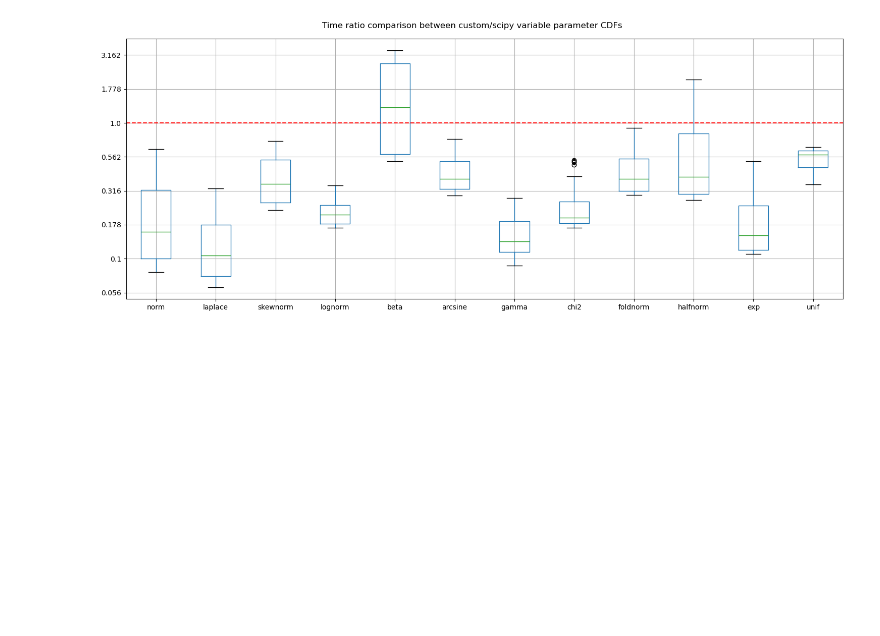
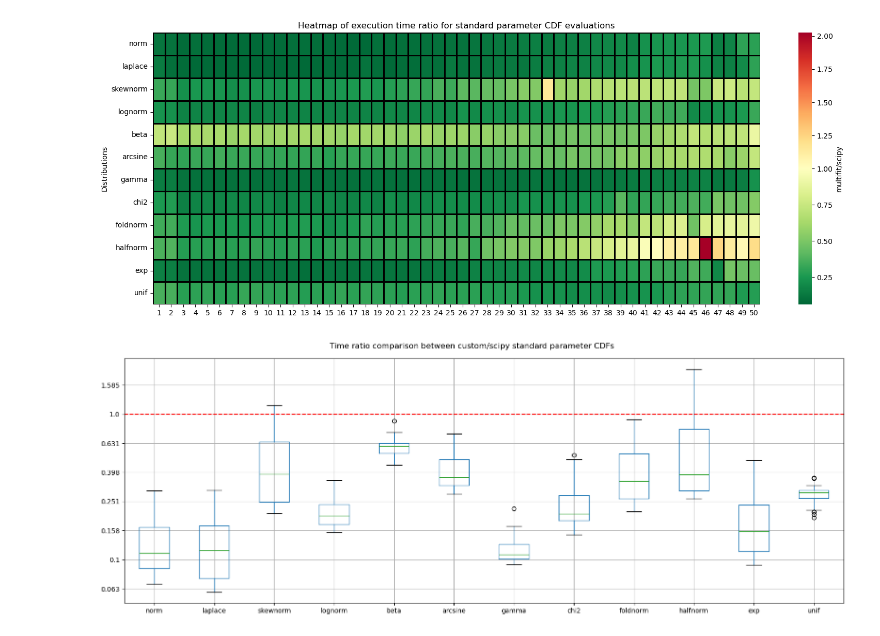
Before and after one commit to syedalimohsinbukhari/pyMultiFit, a Jupyter notebook: benchmarks/summary.ipynb, the cells around one changed output. Saved outputs shown, nothing was run; the diff lists cells and outputs as text; code cells hidden in the pictures; blank space fills up the shorter version.

```diff
--- a/benchmarks/summary.ipynb
+++ b/benchmarks/summary.ipynb
@@ -31,7 +53,9 @@ s_df1 = pd.read_csv('./CDF_scipy_df.csv')
 m_df2 = pd.read_csv('./CDF_multifit_variable_df.csv')
 s_df2 = pd.read_csv('./CDF_scipy_variable_df.csv')
 # %%
-boxplot_comparison(m_df2, s_df2, 'variable parameter CDFs')
+heatmap(m_df1, s_df1, 'standard parameter CDF')
+boxplot_comparison(m_df1, s_df1, 'standard parameter CDFs')
 # %% [output]
-[figure, old version]
+[figure, new version]
+[figure, added]
 # %%
```
Also changed, not shown: parts of 11 cells of this notebook, 3 other files.
